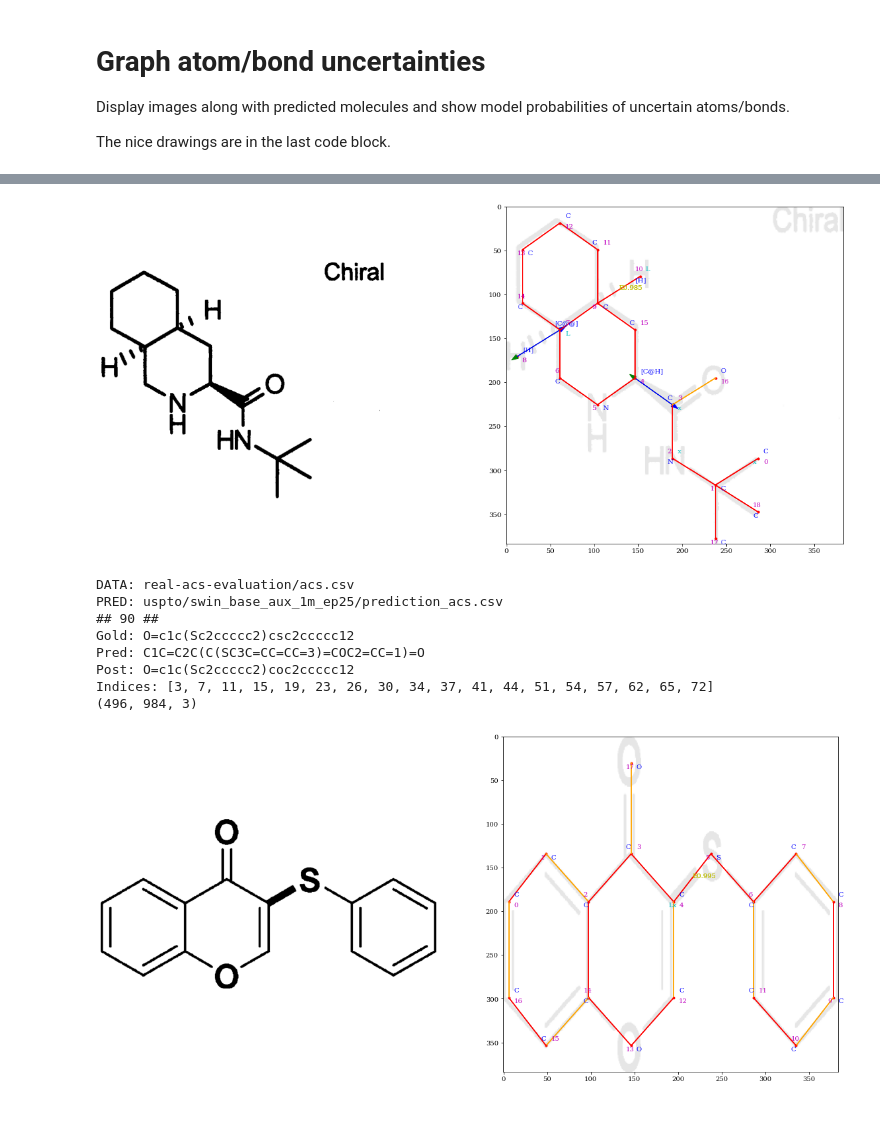
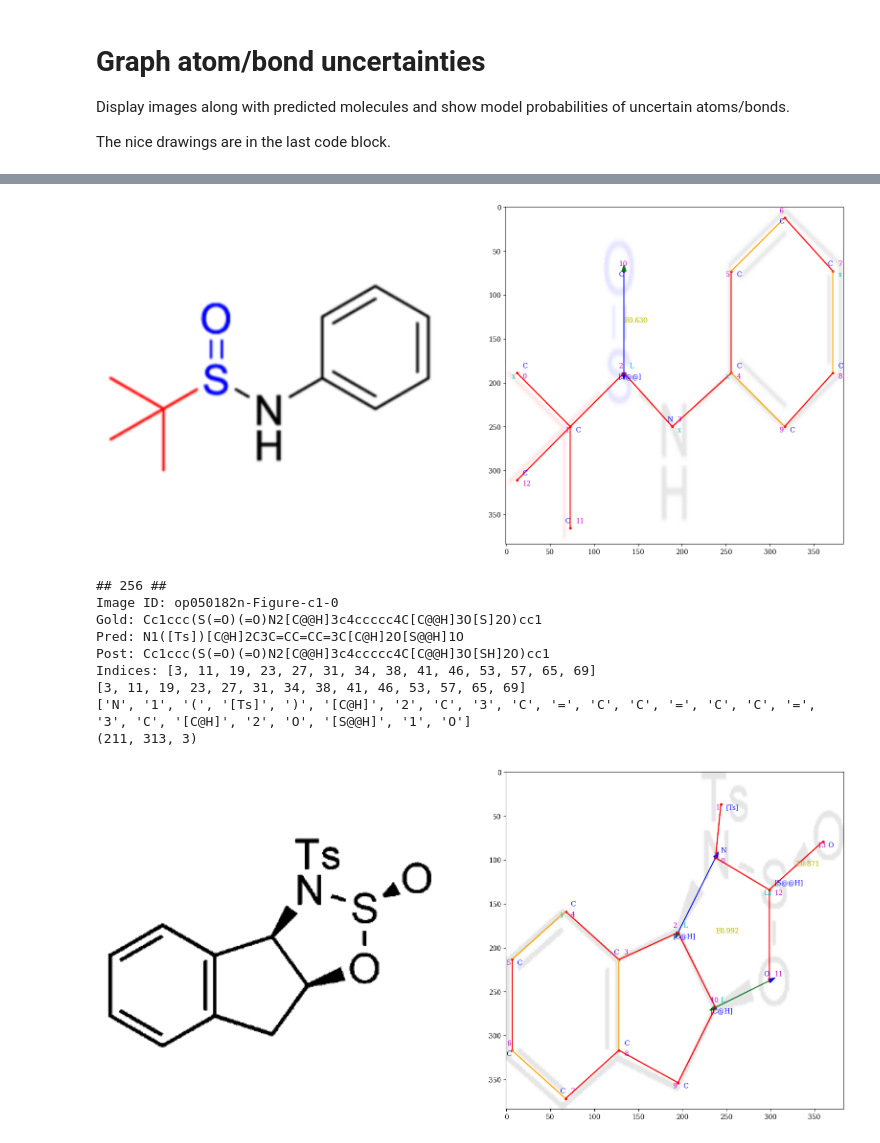
Before and after one commit to thomas0809/MolScribe, a Jupyter notebook: notebook/graph_atom_bond_uncertainty.ipynb, the cells around one changed output, grey strips where cells are left out. Drawn from its saved outputs; the diff is of its cells as text; code cells hidden in the pictures; blank space fills up the shorter version.

Commit message:
Update atom/bond graphs

```diff
--- a/notebook/graph_atom_bond_uncertainty.ipynb
+++ b/notebook/graph_atom_bond_uncertainty.ipynb
@@ -56,15 +57,29 @@ tokenizer = NodeTokenizer(50)
 
 NON_ATOM_SYMB = '0123456789().-=#$:/\\%'
 # %%
+verbose = False
+find_bad_atom = False
 
+# OLD
 #img_ind = [[49, 46], [], [3, 16], [], [33], [], [8]]
 #img_ind = [[], [], [], [], [], [], []]
 #img_ind = None
 #img_ind = [[14, 21], [], [], [0], [], [7, 8], []]
 # img_ind = [[116], [22, 26, 36]] # atoms
-img_ind = [[72, 203, 407], [90]] # bonds alt
+# img_ind = [[72, 203, 407], [90]] # bonds alt
 # img_ind = [[72, 407], []] # bonds
 # img_ind = None
+
+# NEW (chartok)
+# img_ind = [[673, 738, 1731, 2646, 2806], [4, 17, 29, 113, 114, 126, 127, 128, 194, 240]] # atoms (chartok)
+# img_ind = [[1731, 2646, 2806], [4, 29, 114, 127, 128]] # atoms (chartok)
+# img_ind = [[1731], [17, 128, 240]] # atoms (chartok)
+# img_ind = [[1731], [113, 128, 298]]
+# img_ind = [[116, 203, 407], [210, 256]] # bonds (chartok)
+img_ind = [[116, 407], [210, 256]] # bonds (chartok)
+# img_ind = None
+
+chartok = True
 
 def normalize_nodes(nodes):
     return nodes
@@ -101,7 +116,7 @@ for set_idx, (df_path, extra_img_path, nodes_pred_df_path) in enumerate(zip(df_p
     count = 0
     shown_df = df if img_ind is None else df.iloc[img_ind[set_idx]]
     for i, row in shown_df.iterrows():
-        # if count == 220:
+        # if count == 20:
         #     break
         assert row['image_id'] == nodes_pred_df.loc[i, 'image_id']
         smiles = row['SMILES']
@@ -115,14 +130,15 @@ for set_idx, (df_path, extra_img_path, nodes_pred_df_path) in enumerate(zip(df_p
         indices = eval(nodes_pred_df.loc[i, 'indices'])
         # if gold_smiles == post_smiles or type(post_smiles) is not str:
         #     continue
-        # if gold_smiles.replace('/', '').replace('\\', '') == post_smiles.replace('/', '').replace('\\', ''):
-        #     continue
+        if gold_smiles.replace('/', '').replace('\\', '') == post_smiles.replace('/', '').replace('\\', ''):
+            continue
         if img_ind is not None and img_ind is None and canonicalize_smiles(gold_smiles, True) == canonicalize_smiles(post_smiles, True):
             continue
         count += 1
         # if count <= 200:
         #     continue
         print(f'## {i} ##')
+        print('Image ID:', row['image_id'])
     #     print('Orig:', smiles)
         print('Gold:', gold_smiles)
         print('Pred:', pred_smiles)
@@ -138,6 +154,8 @@ for set_idx, (df_path, extra_img_path, nodes_pred_df_path) in enumerate(zip(df_p
 
         # GET ALL TOKENS
         smiles_tokens = atomwise_tokenizer(pred_smiles)
+        print(indices)
+        print(smiles_tokens)
         coords = np.array(eval(nodes_pred_df.loc[i, 'node_coords']))
         all_tokens, atom_indices, idx2atom_idx = [], [], []
         atom_idx = 0
@@ -158,23 +176,46 @@ for set_idx, (df_path, extra_img_path, nodes_pred_df_path) in enumerate(zip(df_p
             else:
                 cur_idx += 1
         assert atom_idx == len(coords) == len(indices) == len(atom_indices)
-        assert all(id == at_id + 3 for id, at_id in zip(indices, atom_indices))
+        # assert all(id == at_id + 3 for id, at_id in zip(indices, atom_indices))
         all_tokens.append('<eos>')
         idx2atom_idx.append('')
+        if chartok:
+            new_smiles_token_scores = []  # merge separate characters of token into one
+            j = 0
+            for token in all_tokens:
+                if isinstance(token, float) or len(token) == 1 or token == '<eos>':
+                    new_smiles_token_scores.append(smiles_token_scores[j])
+                    j += 1
+                else:
+                    length = len(token)
+                    avg_score = np.prod(smiles_token_scores[j:j+length])
+                    new_smiles_token_scores.append(avg_score)
+                    j += length
+            assert j == len(smiles_token_scores)
+            smiles_token_scores = new_smiles_token_scores
         assert len(all_tokens) == len(smiles_token_scores) == len(idx2atom_idx)
         bad_tokens = defaultdict(str)
+        exists_bad = False
         for idx, (atom_idx, token) in enumerate(zip(idx2atom_idx, all_tokens)):
             token_score = smiles_token_scores[idx]
-            if token_score < 0.8:
-                bad = 'L' if atom_idx == '' or idx == 0 or idx2atom_idx[idx-1] != atom_idx \
-                                        else ('x' if idx == 1 or idx2atom_idx[idx-2] != atom_idx else 'y')
+            # if token_score < 0.8:
+            if token_score < 0.7:
+                if atom_idx == '' or idx == 0 or idx2atom_idx[idx-1] != atom_idx:
+                    bad = 'L'
+                else:
+                    bad = 'x' if idx == 1 or idx2atom_idx[idx-2] != atom_idx else 'y'
                 if verbose or idx == len(idx2atom_idx) - 1:
                     print(f"{idx}\t{atom_idx}\t{token}\t{token_score}\t{bad}")
                 if atom_idx != '':
+                    if bad and bad[0] == 'L':
+                        exists_bad = True
                     bad_tokens[atom_idx] += bad
             else:
                 if verbose:
                     print(f"{idx}\t{atom_idx}\t{token}\t{token_score}")
+
+        if find_bad_atom and not exists_bad:
+            continue
 
         # PLOT ORIGINAL
         path = extra_img_path + row['file_path']
@@ -207,7 +248,7 @@ for set_idx, (df_path, extra_img_path, nodes_pred_df_path) in enumerate(zip(df_p
 
         # PLOT BONDS
         edges = eval(nodes_pred_df.loc[i, 'edges'])
-        post_smiles, mol, post_success = _postprocess_smiles(pred_smiles, coords, symbols, edges, debug=True)
+        post_smiles, mol, *_ = _postprocess_smiles(pred_smiles, coords, symbols, edges, debug=True)
         for i in range(len(x)):
             for j in range(len(x)):
                 if edges_token_scores[i][j] < 0.995:
@@ -270,13 +322,14 @@ Indices: [3, 6, 10, 13, 17, 21, 24, 27, 32, 36, 40, 45, 48, 51, 54, 59, 65, 70,
-[figure, old version]
+[figure, new version]
-DATA: real-acs-evaluation/acs.csv
-PRED: uspto/swin_base_aux_1m_ep25/prediction_acs.csv
-## 90 ##
-Gold: O=c1c(Sc2ccccc2)csc2ccccc12
-Pred: C1C=C2C(C(SC3C=CC=CC=3)=COC2=CC=1)=O
-Post: O=c1c(Sc2ccccc2)coc2ccccc12
-Indices: [3, 7, 11, 15, 19, 23, 26, 30, 34, 37, 41, 44, 51, 54, 57, 62, 65, 72]
-(496, 984, 3)
+## 256 ##
+Image ID: op050182n-Figure-c1-0
+Gold: Cc1ccc(S(=O)(=O)N2[C@@H]3c4ccccc4C[C@@H]3O[S]2O)cc1
+Pred: N1([Ts])[C@H]2C3C=CC=CC=3C[C@H]2O[S@@H]1O
+Post: Cc1ccc(S(=O)(=O)N2[C@@H]3c4ccccc4C[C@@H]3O[SH]2O)cc1
+Indices: [3, 11, 19, 23, 27, 31, 34, 38, 41, 46, 53, 57, 65, 69]
+[3, 11, 19, 23, 27, 31, 34, 38, 41, 46, 53, 57, 65, 69]
+['N', '1', '(', '[Ts]', ')', '[C@H]', '2', 'C', '3', 'C', '=', 'C', 'C', '=', 'C', 'C', '=', '3', 'C', '[C@H]', '2', 'O', '[S@@H]', '1', 'O']
+(211, 313, 3)
-[figure, old version]
+[figure, new version]
 # %%
 from matplotlib import patches
 from matplotlib.colors import Normalize, LinearSegmentedColormap
```
Also changed, not shown: parts of 3 cells of this notebook.
